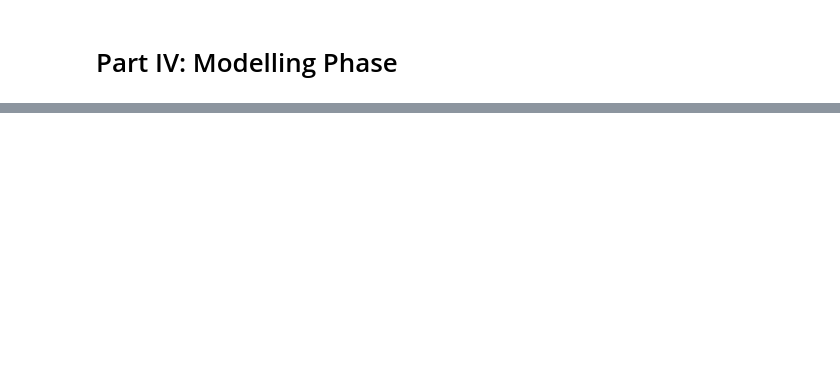
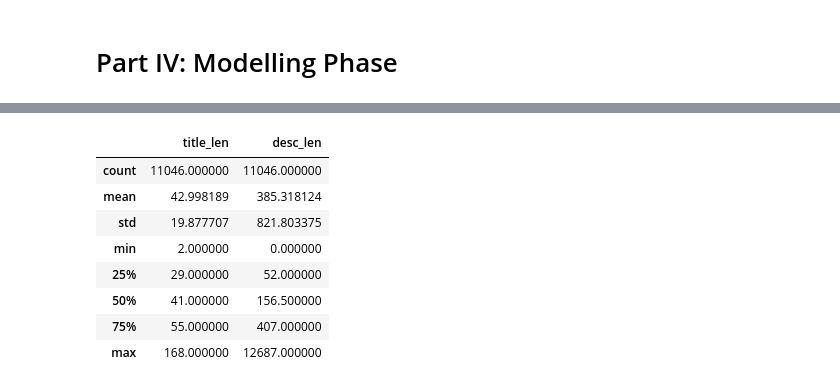
Before and after one commit to prudentprogrammer/Pull-Requests-Determinants, a Jupyter notebook: Pull Requests Determinants.ipynb, the cells around one changed output, grey strips where cells are left out. Cells and saved outputs as stored; diff of their text form; code cells hidden in the pictures; blank space fills up the shorter version.

```diff
--- a/Pull Requests Determinants.ipynb
+++ b/Pull Requests Determinants.ipynb
@@ -518,0 +566,12 @@ avg / total       0.84      0.80      0.76      7333
+# %%
+pull_req_data[pull_req_data['merged'] == False][["title_len", "desc_len"]].describe()
+# %% [output]
+|  | title_len | desc_len |
+| count | 11046.000000 | 11046.000000 |
+| mean | 42.998189 | 385.318124 |
+| std | 19.877707 | 821.803375 |
+| min | 2.000000 | 0.000000 |
+| 25% | 29.000000 | 52.000000 |
+| 50% | 41.000000 | 156.500000 |
+| 75% | 55.000000 | 407.000000 |
+| max | 168.000000 | 12687.000000 |
```
Also changed, not shown: parts of 29 cells of this notebook.
